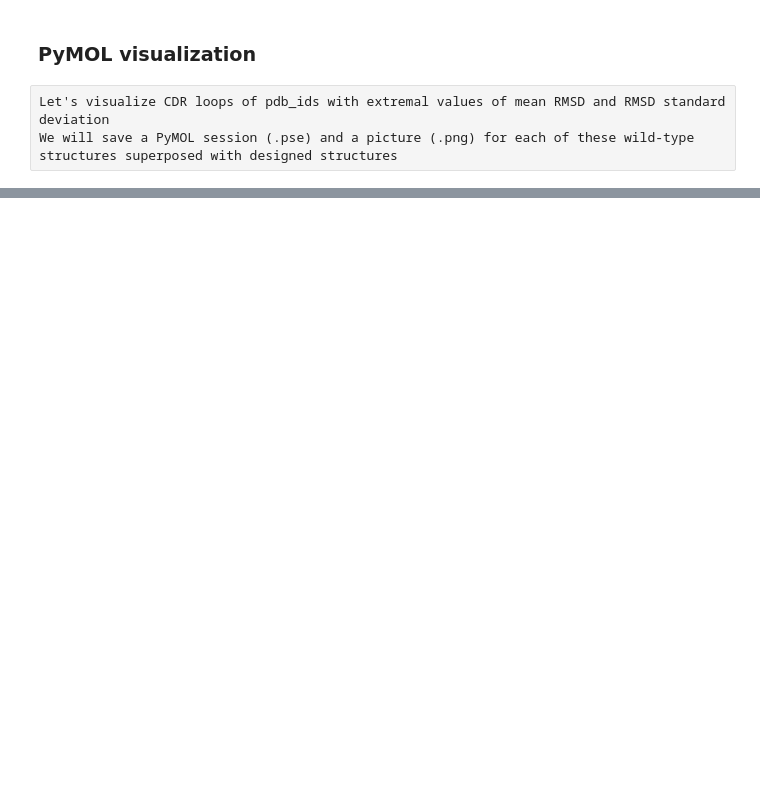
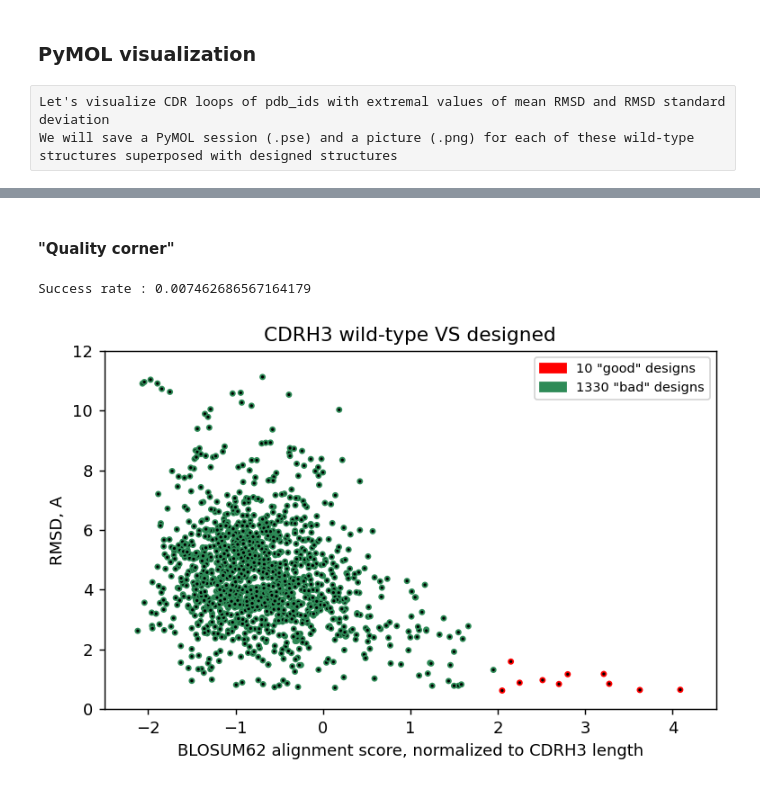
Before and after one commit to vladislove2020/CDR_prediction, a Jupyter notebook: main.ipynb, the cells around one changed output, grey strips where cells are left out. Cells and saved outputs as stored; diff of their text form; code cells hidden in the pictures; blank space fills up the shorter version.

```diff
--- a/main.ipynb
+++ b/main.ipynb
@@ -2902,0 +1631,3 @@ PyMOL>
+# %%
+# read data from pickle if you already have it
+data_v5 = pd.read_pickle("data_v5.pkl")
@@ -2902,0 +1637,56 @@ PyMOL>
+# %% [markdown]
+#### "Quality corner" ####
+# %%
+# define threshholds for "quality" predictions
+# quality : RMSD <= rmsd_threshhold AND BLOSUM62 score >= blosum62_score_threshhold
+rmsd_threshhold = 3.
+blosum62_score_threshhold = 2.
+# %%
+# plot total designs and highlight "quality" predictions
+# CDRH3
+print(f"Success rate : {((data_v5['cdrh3_blosum62_scores_mean_norm'] >= blosum62_score_threshhold) & (data_v5['rmsd_h'] <= rmsd_threshhold)).sum() / len(data_v5)}")
+
+plt.figure(dpi=130)
+
+plt.scatter(
+    x=data_v5["cdrh3_blosum62_scores_mean_norm"],
+    y=data_v5["rmsd_h"],
+    s=8,
+    c="black",
+    edgecolors=[
+        "red" if x else "seagreen" for x in (data_v5["cdrh3_blosum62_scores_mean_norm"] >= blosum62_score_threshhold) & (data_v5["rmsd_h"] <= rmsd_threshhold)
+    ],
+    linewidths=1
+)
+
+patches = [
+    mpatches.Patch(
+        color="red",
+        label=str(
+            ((data_v5["cdrh3_blosum62_scores_mean_norm"] >= blosum62_score_threshhold) & (data_v5["rmsd_h"] <= rmsd_threshhold)).sum()
+        ) + ''' "good" designs'''
+    ),
+    mpatches.Patch(
+        color="seagreen",
+        label=str(
+            ((data_v5["cdrh3_blosum62_scores_mean_norm"] < blosum62_score_threshhold) | (data_v5["rmsd_h"] > rmsd_threshhold)).sum()
+        ) + ''' "bad" designs'''
+    )
+]
+
+plt.title("CDRH3 wild-type VS designed")
+plt.xlabel("BLOSUM62 alignment score, normalized to CDRH3 length")
+plt.ylabel("RMSD, A")
+plt.xlim((-2.5, 4.5))
+plt.ylim((0, 12))
+
+plt.legend(
+    handles=patches,
+    fontsize = 8
+)
+
+plt.tight_layout()
+plt.savefig("global_vis/cdrh3_good_preds.png", dpi=300, facecolor="white")
+# %% [output]
+Success rate : 0.007462686567164179
+[figure, added]
```
Also changed, not shown: parts of 156 cells of this notebook.
